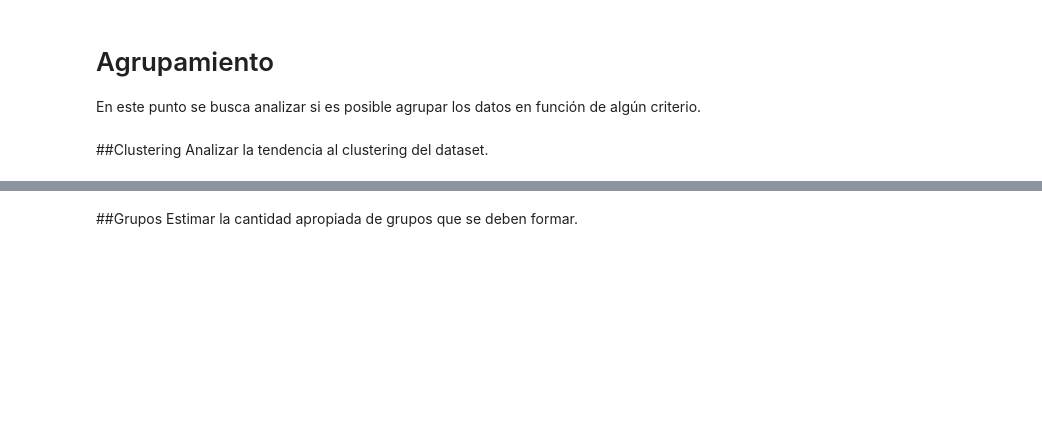
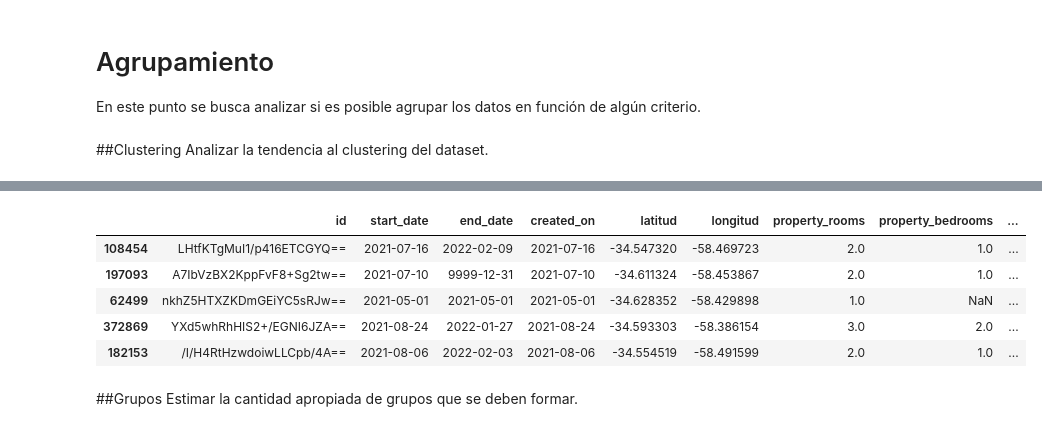
Before and after one commit to kikiymini/7506R-1C2024-GRUPO02, a Jupyter notebook: 7506R_1C2024_GRUPO02_N1.ipynb, the cells around one changed output, grey strips where cells are left out. Saved outputs shown, nothing was run; the diff lists cells and outputs as text; code cells hidden in the pictures; blank space fills up the shorter version.

```diff
--- a/7506R_1C2024_GRUPO02_N1.ipynb
+++ b/7506R_1C2024_GRUPO02_N1.ipynb
@@ -1608,3 +1657,13 @@ Analizar la tendencia al clustering del dataset.
+# %%
+ds_cluster_test = pd.get_dummies(ds_cluster_test, columns=["property_type"])
+ds_cluster_test.head()
+# %% [output]
+|  | id | start_date | end_date | created_on | latitud | longitud | property_rooms | property_bedrooms | ... |
+| 108454 | LHtfKTgMuI1/p416ETCGYQ== | 2021-07-16 | 2022-02-09 | 2021-07-16 | -34.547320 | -58.469723 | 2.0 | 1.0 | ... |
+| 197093 | A7IbVzBX2KppFvF8+Sg2tw== | 2021-07-10 | 9999-12-31 | 2021-07-10 | -34.611324 | -58.453867 | 2.0 | 1.0 | ... |
+| 62499 | nkhZ5HTXZKDmGEiYC5sRJw== | 2021-05-01 | 2021-05-01 | 2021-05-01 | -34.628352 | -58.429898 | 1.0 | NaN | ... |
+| 372869 | YXd5whRhHIS2+/EGNI6JZA== | 2021-08-24 | 2022-01-27 | 2021-08-24 | -34.593303 | -58.386154 | 3.0 | 2.0 | ... |
+| 182153 | /I/H4RtHzwdoiwLLCpb/4A== | 2021-08-06 | 2022-02-03 | 2021-08-06 | -34.554519 | -58.491599 | 2.0 | 1.0 | ... |
 # %% [markdown]
 ##Grupos
 Estimar la cantidad apropiada de grupos que se deben formar.
```
Also changed, not shown: parts of 7 cells of this notebook.
